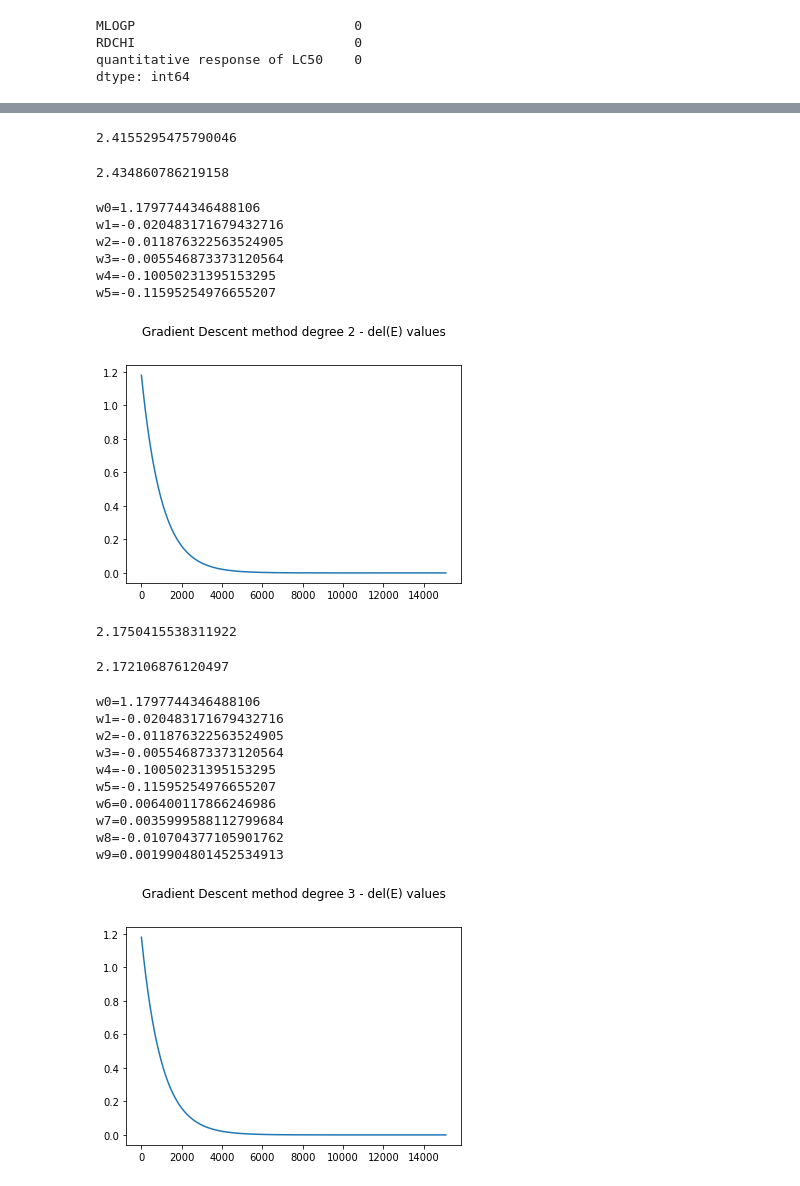
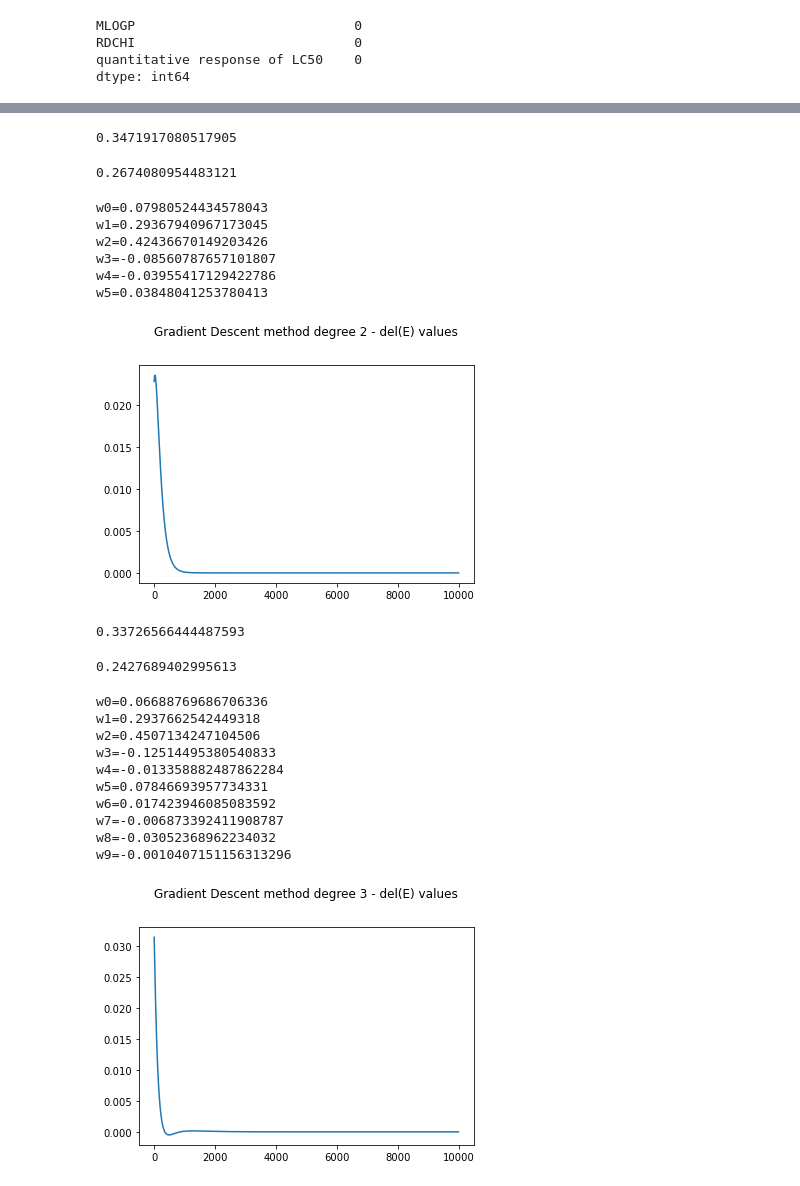
Before and after one commit to AmoghMoses/CS-F320-Assignment-1, a Jupyter notebook: Assignment1B a.ipynb, the cells around one changed output, grey strips where cells are left out. Cells and saved outputs as stored; diff of their text form; code cells hidden in the pictures.

```diff
--- a/Assignment1B a.ipynb
+++ b/Assignment1B a.ipynb
@@ -441,5 +441,5 @@ print(testXVal[0,1])
 # %%
-iters = 15000
+iters = 10000
 learningRate = 0.001 #yeta or n
 costArr= np.zeros(iters+100)
 counterArr = np.zeros(iters+100)
@@ -492,15 +492,13 @@ degree = 1
 wSize = int((degree+1)*(degree+2)/2)
 w = np.zeros(wSize) # similar template for others
 w1 = np.zeros(wSize)
-#print(w, '\n', w1)
 
 counter = 0
 costArr= np.zeros(iters+100)
-counterArr = np.zeros(iters+100)
 for i in range(iters):
     w2 = np.zeros(wSize)
     for j in range(np.shape(valX)[0]):
-        w2 += ((valY[:wSize,0]-(w*valX[j,:wSize]))*valX[j,:wSize])
+        w2 += ((valY[j,0]-np.sum(w*valX[j,:wSize]))*valX[j,:wSize])
 
     w2 = w2/np.shape(valX)[0] #N
 
@@ -511,7 +509,7 @@ for i in range(iters):
     w=w1
     counter+=1
     costArr[counter] = w2[0]
-    counterArr[counter] = counter
+
 
 
 
@@ -534,15 +532,15 @@ w1 = 0
 for i in range(np.shape(valX)[0]):
     w1+= (np.sum(w*valX[i,:wSize]) - valY[i,0])**2
 
-w1/np.shape(valX)[0]
+w1/(np.shape(valX)[0]*2)
 # %% [output]
-2.4155295475790046
+0.3471917080517905
 # %%
 # testing data error for degree 1
 testError = 0
 for i in range(np.shape(testXVal)[0]):
     testError += (np.sum(w*testXVal[i,:wSize]) - testYVal[i,0])**2
 
-testError/np.shape(testXVal)[0]
+testError/(np.shape(testXVal)[0]*2)
 # %% [output]
-2.434860786219158
+0.2674080954483121
@@ -560,14 +560,12 @@ counterArr = np.zeros(iters+100)
 for i in range(iters):
     w2 = np.zeros(wSize)
     for j in range(np.shape(valX)[0]):
-        w2 += ((valY[:wSize,0]-(w*valX[j,:wSize]))*valX[j,:wSize])
+        w2 += ((valY[j,0]-np.sum(w*valX[j,:wSize]))*valX[j,:wSize])
 
     w2 = w2/np.shape(valX)[0] #N
 
     w1 = w + learningRate*w2
-    if w1[0] - w[0] <= 10**(-20):
-        w=w1
-        break
+
     w=w1
     counter+=1
     costArr[counter] = w2[0]
@@ -580,84 +578,84 @@ for i in range(np.shape(w)[0]):
 
 np.shape(valX)[0]
 fig,ax = plt.subplots()
-ax.plot(costArr[1:-1])
+ax.plot(costArr[100:-1])
 plt.title("Gradient Descent method degree 2 - del(E) values", y = 1, pad = 30)
 plt.show() # the number of iterations are maxed out in the end,
 # %% [output]
-w0=1.1797744346488106
-w1=-0.020483171679432716
-w2=-0.011876322563524905
-w3=-0.005546873373120564
-w4=-0.10050231395153295
-w5=-0.11595254976655207
+w0=0.07980524434578043
+w1=0.29367940967173045
+w2=0.42436670149203426
+w3=-0.08560787657101807
+w4=-0.03955417129422786
+w5=0.03848041253780413
-[figure, old version]
+[figure, new version]
 # %%
 # training data error for degree 2
 w1 = 0
 for i in range(np.shape(valX)[0]):
     w1+= (np.sum(w*valX[i,:wSize]) - valY[i,0])**2
 
-w1/np.shape(valX)[0]
+w1/(np.shape(valX)[0]*2)
 # %% [output]
-2.1750415538311922
+0.33726566444487593
 # %%
 # testing data error for degree 2
 testError = 0
 for i in range(np.shape(testXVal)[0]):
     testError += (np.sum(w*testXVal[i,:wSize]) - testYVal[i,0])**2
 
-testError/np.shape(testXVal)[0]
+testError/(np.shape(testXVal)[0]*2)
 # %% [output]
-2.172106876120497
+0.2427689402995613
 # %%
 # Degree 3 here
 degree = 3
 wSize = int((degree+1)*(degree+2)/2)
 w = np.zeros(wSize) # similar template for others
 w1 = np.zeros(wSize)
 #print(w, '\n', w1)
 
 counter = 0
 costArr= np.zeros(iters+100)
 counterArr = np.zeros(iters+100)
 for i in range(iters):
     w2 = np.zeros(wSize)
     for j in range(np.shape(valX)[0]):
-        w2 += ((valY[:wSize,0]-(w*valX[j,:wSize]))*valX[j,:wSize])
+        w2 += ((valY[j,0]-np.sum(w*valX[j,:wSize]))*valX[j,:wSize])
 
     w2 = w2/np.shape(valX)[0] #N
 
     w1 = w + learningRate*w2
-    if w1[0] - w[0] <= 10**(-20):
-        w=w1
-        break
+#     if w1[0] - w[0] <= 10**(-20):
+#         w=w1
+#         break
     w=w1
     counter+=1
     costArr[counter] = w2[0]
     counterArr[counter] = counter
 
 
 
 for i in range(np.shape(w)[0]):
     print("w", i, "=", w[i], sep = '')
 
 np.shape(valX)[0]
 fig,ax = plt.subplots()
-ax.plot(costArr[1:-1])
+ax.plot(costArr[100:-1])
 plt.title("Gradient Descent method degree 3 - del(E) values", y = 1, pad = 30)
 plt.show() # the number of iterations are maxed out in the end,
 # %% [output]
-w0=1.1797744346488106
-w1=-0.020483171679432716
-w2=-0.011876322563524905
-w3=-0.005546873373120564
-w4=-0.10050231395153295
-w5=-0.11595254976655207
-w6=0.006400117866246986
-w7=0.0035999588112799684
-w8=-0.010704377105901762
-w9=0.0019904801452534913
+w0=0.06688769686706336
+w1=0.2937662542449318
+w2=0.4507134247104506
+w3=-0.12514495380540833
+w4=-0.013358882487862284
+w5=0.07846693957734331
+w6=0.017423946085083592
+w7=-0.006873392411908787
+w8=-0.03052368962234032
+w9=-0.0010407151156313296
-[figure, old version]
+[figure, new version]
 # %%
 # training data error for degree 3
 w1 = 0
```
Also changed, not shown: parts of 48 cells of this notebook, 1 other file.
